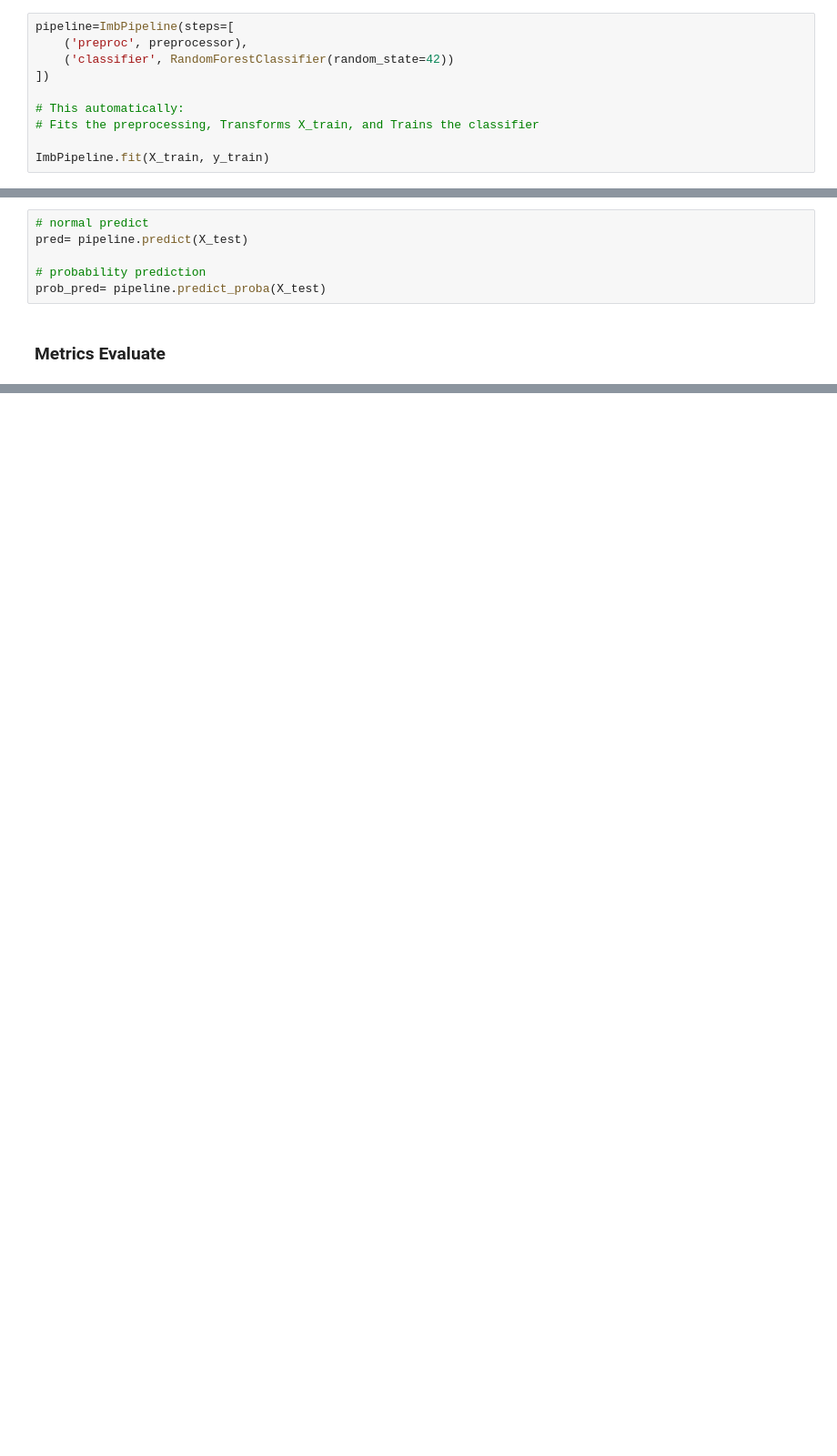
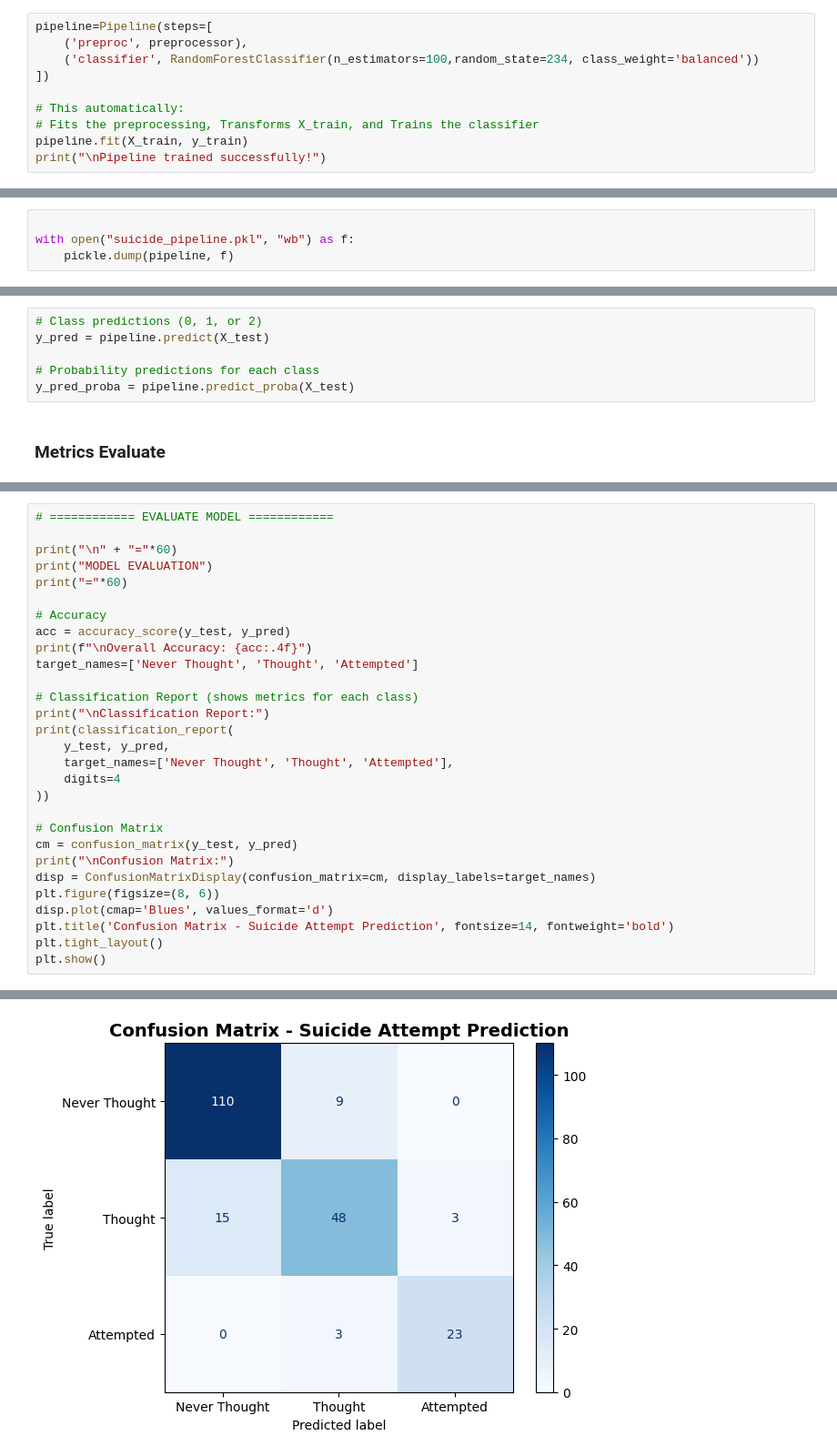
Before and after one commit to Olasquare043/Machine_Learning_Projects, a Jupyter notebook: Early_Suicide_Prediction/preprocessing.ipynb, the cells around one changed output, grey strips where cells are left out. Shown: that part at 91% size. Drawn from its saved outputs; the diff is of its cells as text; blank space fills up the shorter version.

```diff
--- a/Early_Suicide_Prediction/preprocessing.ipynb
+++ b/Early_Suicide_Prediction/preprocessing.ipynb
@@ -156,11 +185,11 @@ X_train, X_test, y_train, y_test = train_test_split(X, y, test_size=0.2, random_
 # %%
-pipeline=ImbPipeline(steps=[
+pipeline=Pipeline(steps=[
     ('preproc', preprocessor),
-    ('classifier', RandomForestClassifier(random_state=42))
+    ('classifier', RandomForestClassifier(n_estimators=100,random_state=234, class_weight='balanced'))
 ])
 
 # This automatically:
 # Fits the preprocessing, Transforms X_train, and Trains the classifier
-
-ImbPipeline.fit(X_train, y_train)
+pipeline.fit(X_train, y_train)
+print("\nPipeline trained successfully!")
 # %% [output]
@@ -168,10 +199,14 @@ AttributeError: 'DataFrame' object has no attribute '_validate_params'
+# %%
+
+with open("suicide_pipeline.pkl", "wb") as f:
+    pickle.dump(pipeline, f)
 # %% [markdown]
 ### Run Prediction
 # %%
-# normal predict
-pred= pipeline.predict(X_test)
+# Class predictions (0, 1, or 2)
+y_pred = pipeline.predict(X_test)
 
-# probability prediction
-prob_pred= pipeline.predict_proba(X_test)
+# Probability predictions for each class
+y_pred_proba = pipeline.predict_proba(X_test)
 # %% [markdown]
 ###  Metrics Evaluate
@@ -187,0 +213,30 @@ Precision (for repay class = 0)
+# %%
+# ============ EVALUATE MODEL ============
+
+print("\n" + "="*60)
+print("MODEL EVALUATION")
+print("="*60)
+
+# Accuracy
+acc = accuracy_score(y_test, y_pred)
+print(f"\nOverall Accuracy: {acc:.4f}")
+target_names=['Never Thought', 'Thought', 'Attempted']
+
+# Classification Report (shows metrics for each class)
+print("\nClassification Report:")
+print(classification_report(
+    y_test, y_pred,
+    target_names=['Never Thought', 'Thought', 'Attempted'],
+    digits=4
+))
+
+# Confusion Matrix
+cm = confusion_matrix(y_test, y_pred)
+print("\nConfusion Matrix:")
+disp = ConfusionMatrixDisplay(confusion_matrix=cm, display_labels=target_names)
+plt.figure(figsize=(8, 6))
+disp.plot(cmap='Blues', values_format='d')
+plt.title('Confusion Matrix - Suicide Attempt Prediction', fontsize=14, fontweight='bold')
+plt.tight_layout()
+plt.show()
+# %% [output]
@@ -187,0 +263 @@ Precision (for repay class = 0)
+[figure, added]
```
Also changed, not shown: parts of 16 cells of this notebook, 5 other files.
